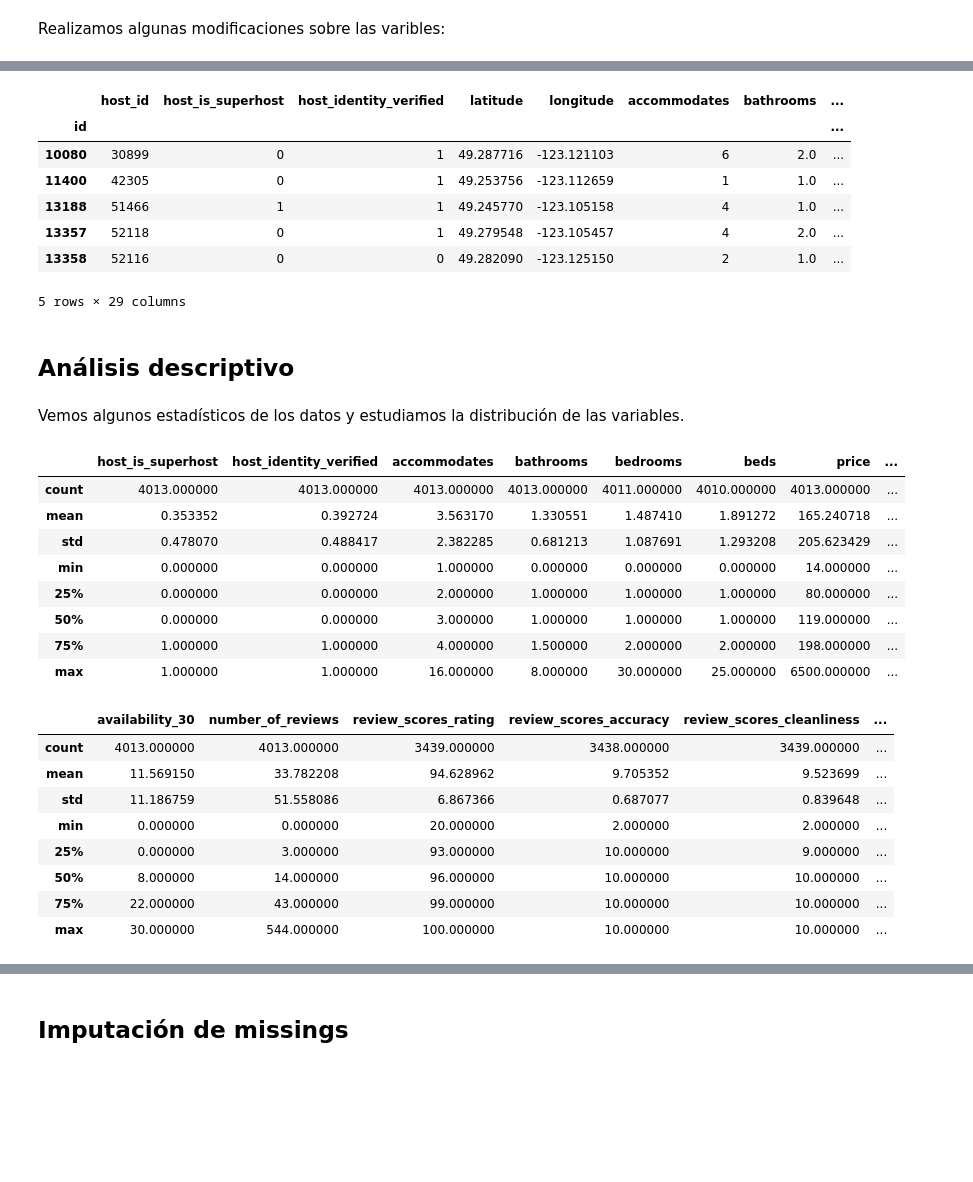
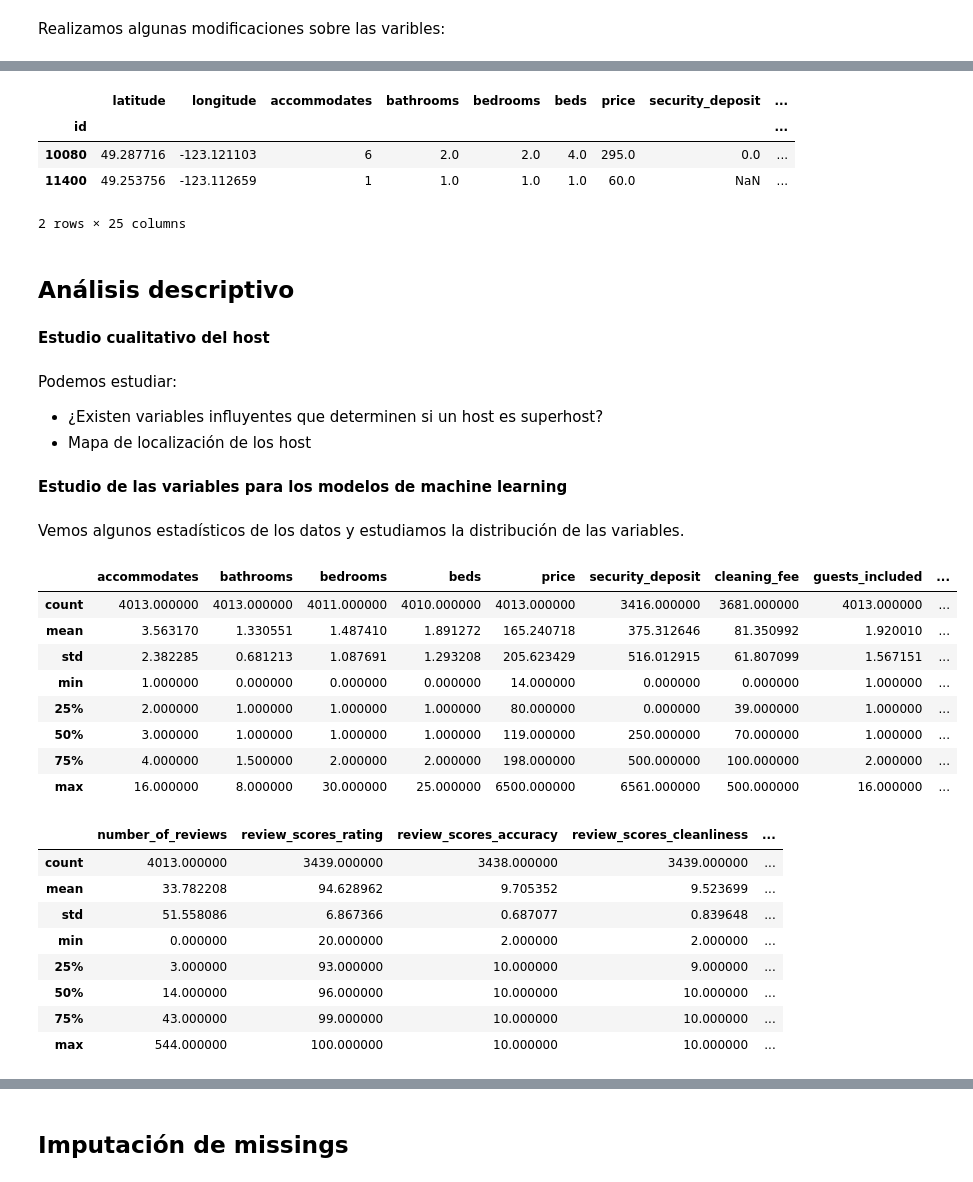
Before and after one commit to sofiamacein/Airbnb_Proyecto, a Jupyter notebook: Airbnb_Sofia.ipynb, the cells around one changed output, grey strips where cells are left out. Saved outputs shown, nothing was run; the diff lists cells and outputs as text; code cells hidden in the pictures; blank space fills up the shorter version.

```diff
--- a/Airbnb_Sofia.ipynb
+++ b/Airbnb_Sofia.ipynb
@@ -110,5 +128,6 @@ Selección de variables para el modelo:
 # %%
-cols = [1,3,5,6,7,8,10,11,12,13,15,16,17,18,19,20,21,22,23,24,25,29,35,36,38,39,46,47,48,49,50,51,52,53,55,56,57,58,
+# Dataframe para el estudio
+cols = [1,2,3,4,5,6,7,8,9,10,11,12,13,14,15,16,17,18,19,20,21,22,23,24,25,29,35,36,38,39,46,47,48,49,50,51,52,53,55,56,57,58,
         60,61,62,70,71,72,73,74,75,76,77,78,79,80,81]
 
 # Eliminamos las variables
@@ -148,10 +185,6 @@ Realizamos algunas modificaciones sobre las varibles:
 # %%
 # Nos quedamos solo con el año de host_since
-df['host_since'] = pd.to_datetime(df['host_since'], errors='coerce')
-df['host_since'] = df['host_since'].dt.year
-df['host_for'] = 2019 - df['host_since'].values
-df.drop(['host_since'], axis = 1, inplace = True)
+df_host['host_since'] = pd.to_datetime(df_host['host_since'], errors='coerce')
+df_host['host_since'] = df_host['host_since'].dt.year
+df_host['host_for'] = 2019 - df_host['host_since'].values
+df_host.drop(['host_since'], axis = 1, inplace = True)
-# %%
-# Pasamos host_is_superhost y host_identity_verified a binario 1:t 0:f
-df['host_is_superhost'] = np.where(df['host_is_superhost'] == "t", 1,0)
-df['host_identity_verified'] = np.where(df['host_identity_verified'] == "t", 1,0)
@@ -170,45 +228,50 @@ df.drop(['room_type'], axis = 1, inplace = True)
 # Cambiamos extra_people a dtype=float64
 df['extra_people'] = df['extra_people'].str.replace('$','').astype('float64')
 # %%
-df.head()
+df.head(2)
 # %% [output]
-|  | host_id | host_is_superhost | host_identity_verified | latitude | longitude | accommodates | bathrooms | ... |
-| id |  |  |  |  |  |  |  | ... |
-| 10080 | 30899 | 0 | 1 | 49.287716 | -123.121103 | 6 | 2.0 | ... |
-| 11400 | 42305 | 0 | 1 | 49.253756 | -123.112659 | 1 | 1.0 | ... |
-| 13188 | 51466 | 1 | 1 | 49.245770 | -123.105158 | 4 | 1.0 | ... |
-| 13357 | 52118 | 0 | 1 | 49.279548 | -123.105457 | 4 | 2.0 | ... |
-| 13358 | 52116 | 0 | 0 | 49.282090 | -123.125150 | 2 | 1.0 | ... |
+|  | latitude | longitude | accommodates | bathrooms | bedrooms | beds | price | security_deposit | ... |
+| id |  |  |  |  |  |  |  |  | ... |
+| 10080 | 49.287716 | -123.121103 | 6 | 2.0 | 2.0 | 4.0 | 295.0 | 0.0 | ... |
+| 11400 | 49.253756 | -123.112659 | 1 | 1.0 | 1.0 | 1.0 | 60.0 | NaN | ... |
-5 rows × 29 columns
+2 rows × 25 columns
 # %% [markdown]
 ## Análisis descriptivo
+# %% [markdown]
+**Estudio cualitativo del host**
+# %% [markdown]
+Podemos estudiar:
+- ¿Existen variables influyentes que determinen si un host es superhost?
+- Mapa de localización de los host
+# %% [markdown]
+**Estudio de las variables para los modelos de machine learning**
 # %% [markdown]
 Vemos algunos estadísticos de los datos y estudiamos la distribución de las variables.
 # %%
 # Estadisticos descriptivos
-df.drop(columns=['host_id', 'latitude', 'longitude']).iloc[:,0:13].describe()
+df.drop(columns=['latitude', 'longitude']).iloc[:,0:12].describe()
 # %% [output]
-|  | host_is_superhost | host_identity_verified | accommodates | bathrooms | bedrooms | beds | price | ... |
-| count | 4013.000000 | 4013.000000 | 4013.000000 | 4013.000000 | 4011.000000 | 4010.000000 | 4013.000000 | ... |
-| mean | 0.353352 | 0.392724 | 3.563170 | 1.330551 | 1.487410 | 1.891272 | 165.240718 | ... |
-| std | 0.478070 | 0.488417 | 2.382285 | 0.681213 | 1.087691 | 1.293208 | 205.623429 | ... |
-| min | 0.000000 | 0.000000 | 1.000000 | 0.000000 | 0.000000 | 0.000000 | 14.000000 | ... |
-| 25% | 0.000000 | 0.000000 | 2.000000 | 1.000000 | 1.000000 | 1.000000 | 80.000000 | ... |
-| 50% | 0.000000 | 0.000000 | 3.000000 | 1.000000 | 1.000000 | 1.000000 | 119.000000 | ... |
-| 75% | 1.000000 | 1.000000 | 4.000000 | 1.500000 | 2.000000 | 2.000000 | 198.000000 | ... |
-| max | 1.000000 | 1.000000 | 16.000000 | 8.000000 | 30.000000 | 25.000000 | 6500.000000 | ... |
+|  | accommodates | bathrooms | bedrooms | beds | price | security_deposit | cleaning_fee | guests_included | ... |
+| count | 4013.000000 | 4013.000000 | 4011.000000 | 4010.000000 | 4013.000000 | 3416.000000 | 3681.000000 | 4013.000000 | ... |
+| mean | 3.563170 | 1.330551 | 1.487410 | 1.891272 | 165.240718 | 375.312646 | 81.350992 | 1.920010 | ... |
+| std | 2.382285 | 0.681213 | 1.087691 | 1.293208 | 205.623429 | 516.012915 | 61.807099 | 1.567151 | ... |
+| min | 1.000000 | 0.000000 | 0.000000 | 0.000000 | 14.000000 | 0.000000 | 0.000000 | 1.000000 | ... |
+| 25% | 2.000000 | 1.000000 | 1.000000 | 1.000000 | 80.000000 | 0.000000 | 39.000000 | 1.000000 | ... |
+| 50% | 3.000000 | 1.000000 | 1.000000 | 1.000000 | 119.000000 | 250.000000 | 70.000000 | 1.000000 | ... |
+| 75% | 4.000000 | 1.500000 | 2.000000 | 2.000000 | 198.000000 | 500.000000 | 100.000000 | 2.000000 | ... |
+| max | 16.000000 | 8.000000 | 30.000000 | 25.000000 | 6500.000000 | 6561.000000 | 500.000000 | 16.000000 | ... |
 # %%
 # Estadisticos descriptivos
-df.drop(columns=['host_id', 'latitude', 'longitude']).iloc[:,13:].describe()
+df.drop(columns=['latitude', 'longitude']).iloc[:,12:].describe()
 # %% [output]
-|  | availability_30 | number_of_reviews | review_scores_rating | review_scores_accuracy | review_scores_cleanliness | ... |
-| count | 4013.000000 | 4013.000000 | 3439.000000 | 3438.000000 | 3439.000000 | ... |
-| mean | 11.569150 | 33.782208 | 94.628962 | 9.705352 | 9.523699 | ... |
-| std | 11.186759 | 51.558086 | 6.867366 | 0.687077 | 0.839648 | ... |
-| min | 0.000000 | 0.000000 | 20.000000 | 2.000000 | 2.000000 | ... |
-| 25% | 0.000000 | 3.000000 | 93.000000 | 10.000000 | 9.000000 | ... |
-| 50% | 8.000000 | 14.000000 | 96.000000 | 10.000000 | 10.000000 | ... |
-| 75% | 22.000000 | 43.000000 | 99.000000 | 10.000000 | 10.000000 | ... |
-| max | 30.000000 | 544.000000 | 100.000000 | 10.000000 | 10.000000 | ... |
+|  | number_of_reviews | review_scores_rating | review_scores_accuracy | review_scores_cleanliness | ... |
+| count | 4013.000000 | 3439.000000 | 3438.000000 | 3439.000000 | ... |
+| mean | 33.782208 | 94.628962 | 9.705352 | 9.523699 | ... |
+| std | 51.558086 | 6.867366 | 0.687077 | 0.839648 | ... |
+| min | 0.000000 | 20.000000 | 2.000000 | 2.000000 | ... |
+| 25% | 3.000000 | 93.000000 | 10.000000 | 9.000000 | ... |
+| 50% | 14.000000 | 96.000000 | 10.000000 | 10.000000 | ... |
+| 75% | 43.000000 | 99.000000 | 10.000000 | 10.000000 | ... |
+| max | 544.000000 | 100.000000 | 10.000000 | 10.000000 | ... |
 # %%
 # Histograma de las variables
```
Also changed, not shown: parts of 35 cells of this notebook.
